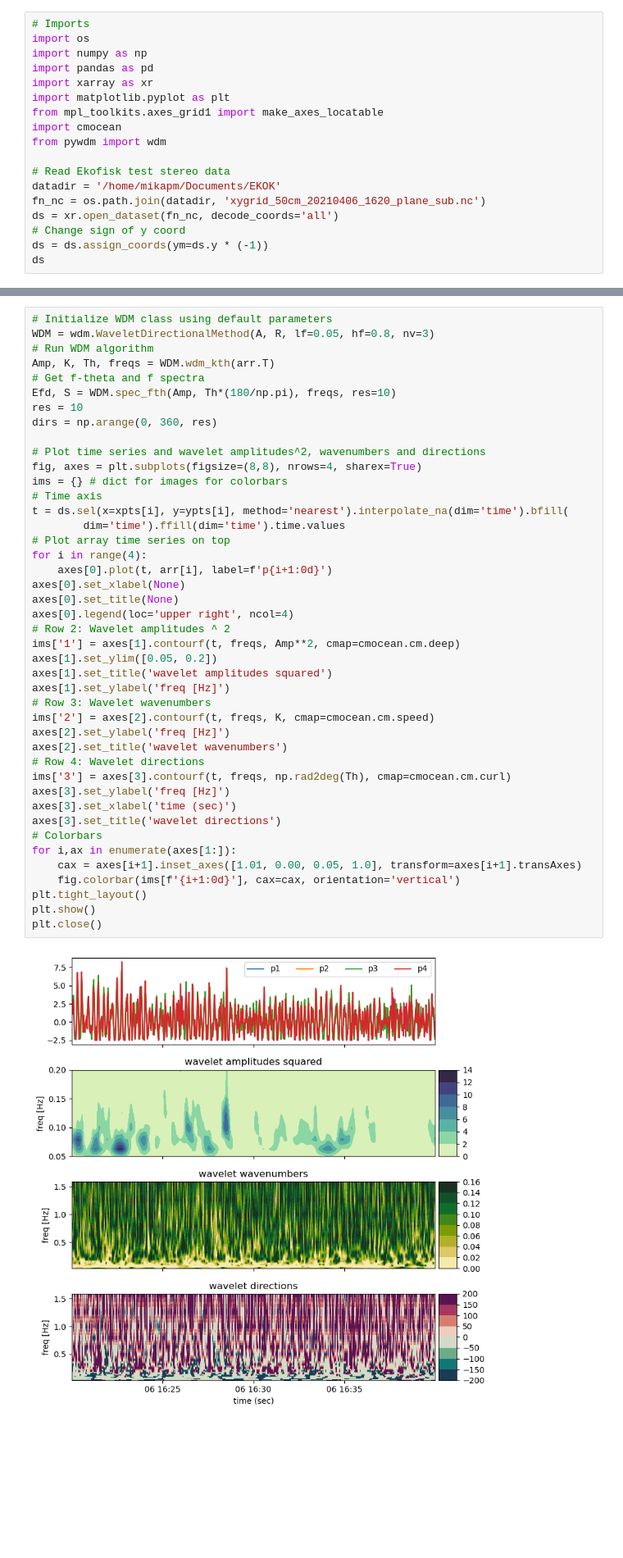
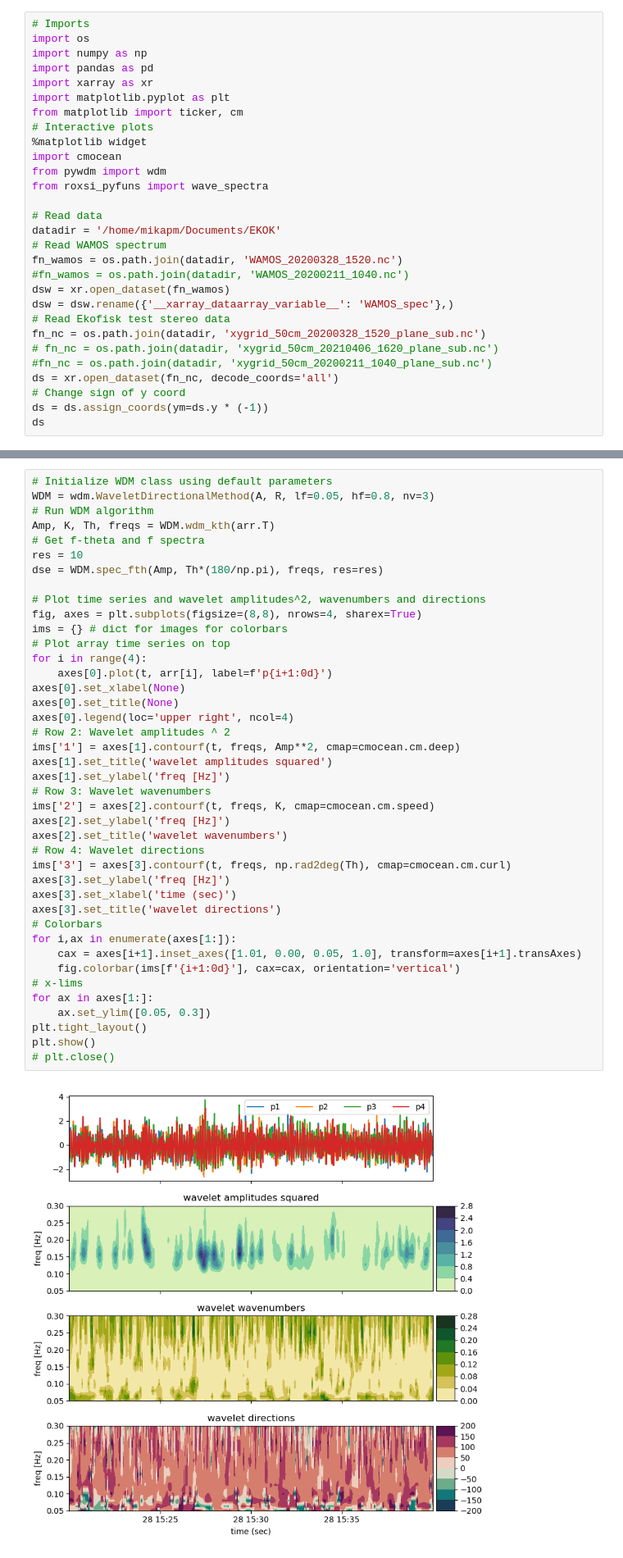
Before and after one commit to mikapm/pywdm, a Jupyter notebook: pywdm/ekok_stereo.ipynb, the cells around one changed output, grey strips where cells are left out. Shown: that part at 82% size. Drawn from its saved outputs; the diff is of its cells as text; blank space fills up the shorter version.

```diff
--- a/pywdm/ekok_stereo.ipynb
+++ b/pywdm/ekok_stereo.ipynb
@@ -8,13 +8,24 @@ import numpy as np
 import pandas as pd
 import xarray as xr
 import matplotlib.pyplot as plt
-from mpl_toolkits.axes_grid1 import make_axes_locatable
+from matplotlib import ticker, cm
+# Interactive plots
+%matplotlib widget
 import cmocean
 from pywdm import wdm
+from roxsi_pyfuns import wave_spectra
 
+# Read data
+datadir = '/home/mikapm/Documents/EKOK'
+# Read WAMOS spectrum
+fn_wamos = os.path.join(datadir, 'WAMOS_20200328_1520.nc')
+#fn_wamos = os.path.join(datadir, 'WAMOS_20200211_1040.nc')
+dsw = xr.open_dataset(fn_wamos)
+dsw = dsw.rename({'__xarray_dataarray_variable__': 'WAMOS_spec'},)
 # Read Ekofisk test stereo data
-datadir = '/home/mikapm/Documents/EKOK'
-fn_nc = os.path.join(datadir, 'xygrid_50cm_20210406_1620_plane_sub.nc')
+fn_nc = os.path.join(datadir, 'xygrid_50cm_20200328_1520_plane_sub.nc')
+# fn_nc = os.path.join(datadir, 'xygrid_50cm_20210406_1620_plane_sub.nc')
+#fn_nc = os.path.join(datadir, 'xygrid_50cm_20200211_1040_plane_sub.nc')
 ds = xr.open_dataset(fn_nc, decode_coords='all')
 # Change sign of y coord
 ds = ds.assign_coords(ym=ds.y * (-1))
@@ -98,42 +125,40 @@ WDM = wdm.WaveletDirectionalMethod(A, R, lf=0.05, hf=0.8, nv=3)
 # Run WDM algorithm
 Amp, K, Th, freqs = WDM.wdm_kth(arr.T)
 # Get f-theta and f spectra
-Efd, S = WDM.spec_fth(Amp, Th*(180/np.pi), freqs, res=10)
 res = 10
-dirs = np.arange(0, 360, res)
+dse = WDM.spec_fth(Amp, Th*(180/np.pi), freqs, res=res)
 
 # Plot time series and wavelet amplitudes^2, wavenumbers and directions
 fig, axes = plt.subplots(figsize=(8,8), nrows=4, sharex=True)
 ims = {} # dict for images for colorbars
-# Time axis
-t = ds.sel(x=xpts[i], y=ypts[i], method='nearest').interpolate_na(dim='time').bfill(
-        dim='time').ffill(dim='time').time.values
 # Plot array time series on top
 for i in range(4):
     axes[0].plot(t, arr[i], label=f'p{i+1:0d}')
 axes[0].set_xlabel(None)
 axes[0].set_title(None)
 axes[0].legend(loc='upper right', ncol=4)
 # Row 2: Wavelet amplitudes ^ 2
 ims['1'] = axes[1].contourf(t, freqs, Amp**2, cmap=cmocean.cm.deep)
-axes[1].set_ylim([0.05, 0.2])
 axes[1].set_title('wavelet amplitudes squared')
 axes[1].set_ylabel('freq [Hz]')
 # Row 3: Wavelet wavenumbers
 ims['2'] = axes[2].contourf(t, freqs, K, cmap=cmocean.cm.speed)
 axes[2].set_ylabel('freq [Hz]')
 axes[2].set_title('wavelet wavenumbers')
 # Row 4: Wavelet directions
 ims['3'] = axes[3].contourf(t, freqs, np.rad2deg(Th), cmap=cmocean.cm.curl)
 axes[3].set_ylabel('freq [Hz]')
 axes[3].set_xlabel('time (sec)')
 axes[3].set_title('wavelet directions')
 # Colorbars
 for i,ax in enumerate(axes[1:]):
     cax = axes[i+1].inset_axes([1.01, 0.00, 0.05, 1.0], transform=axes[i+1].transAxes)
     fig.colorbar(ims[f'{i+1:0d}'], cax=cax, orientation='vertical')
+# x-lims
+for ax in axes[1:]:
+    ax.set_ylim([0.05, 0.3])
 plt.tight_layout()
 plt.show()
-plt.close()
+# plt.close()
 # %% [output]
-[figure, old version]
+[figure, new version]
```
Also changed, not shown: parts of 11 cells of this notebook.
